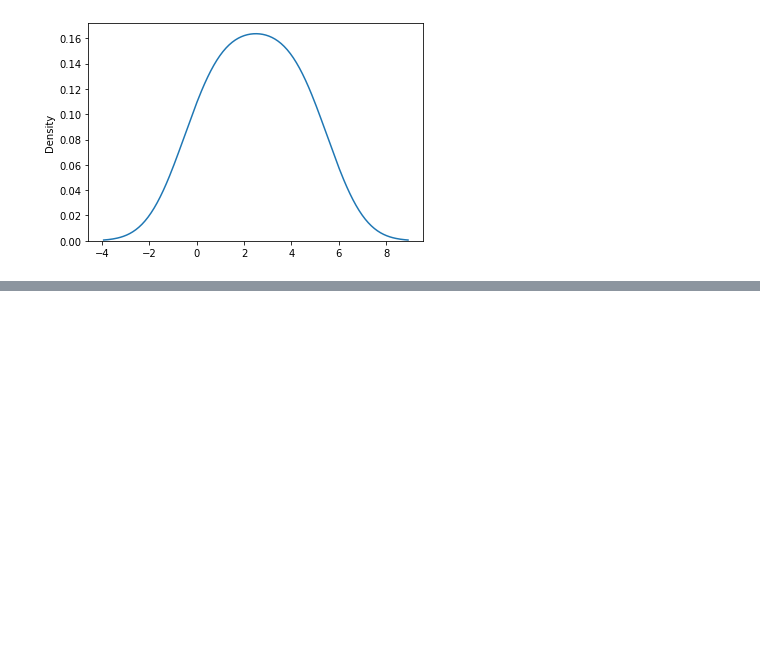
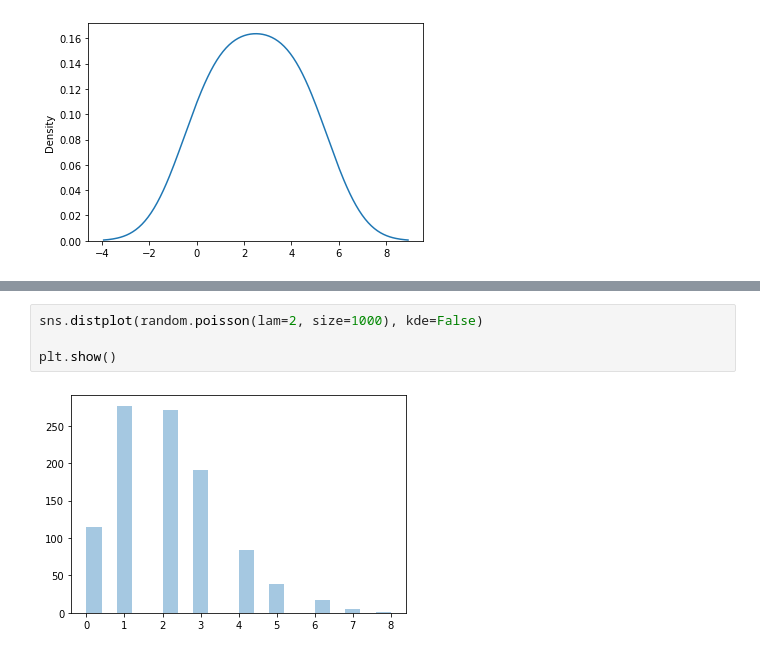
Before and after one commit to mausamadh/pythonprograms, a Jupyter notebook: learn_numpy/numpy_basics.ipynb, the cells around one changed output, grey strips where cells are left out. Drawn from its saved outputs; the diff is of its cells as text; blank space fills up the shorter version.

```diff
--- a/learn_numpy/numpy_basics.ipynb
+++ b/learn_numpy/numpy_basics.ipynb
@@ -797,0 +857,6 @@ plt.show()
+# %%
+sns.distplot(random.poisson(lam=2, size=1000), kde=False)
+
+plt.show()
+# %% [output]
+[figure, added]
```
Also changed, not shown: parts of 62 cells of this notebook.
